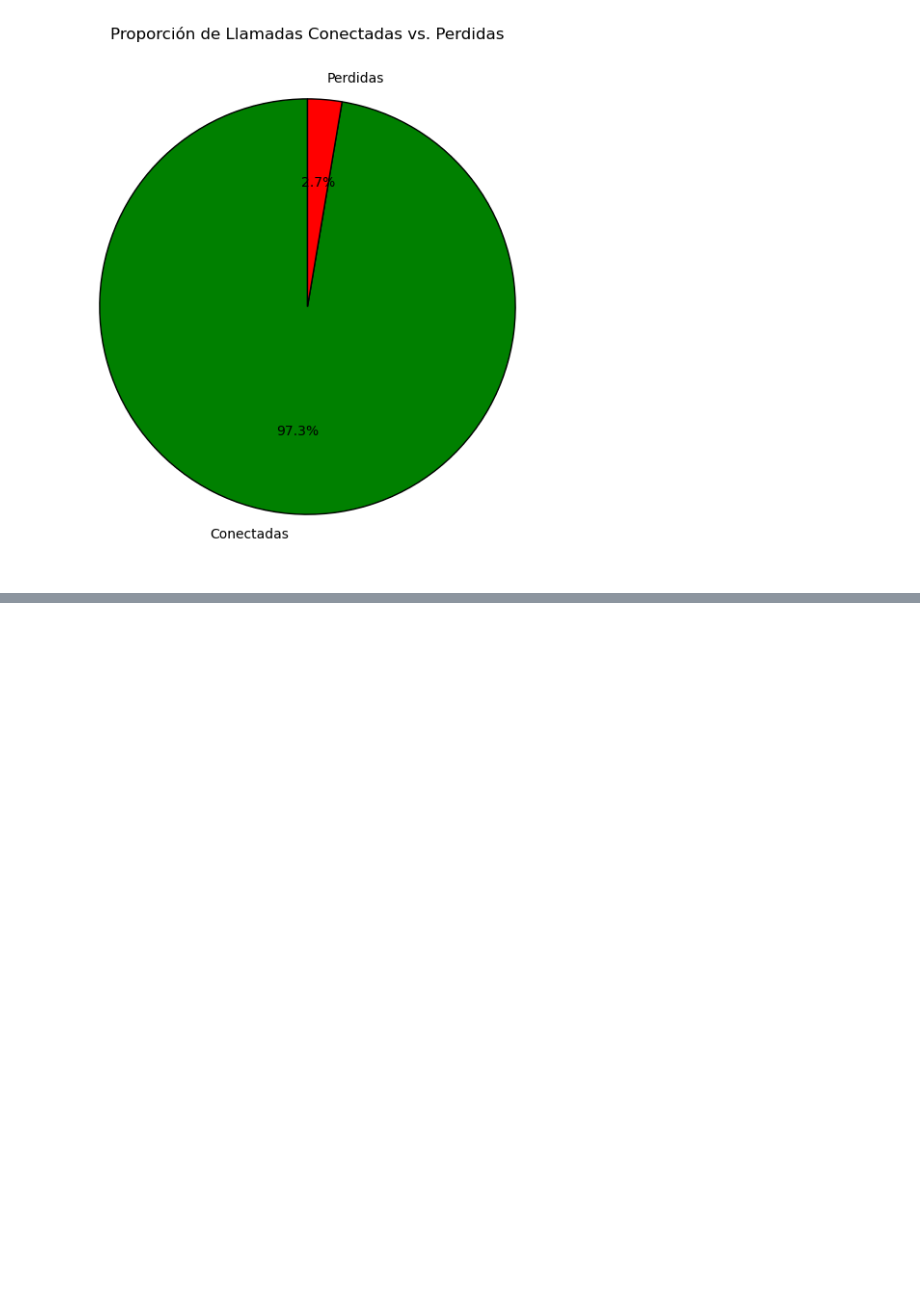
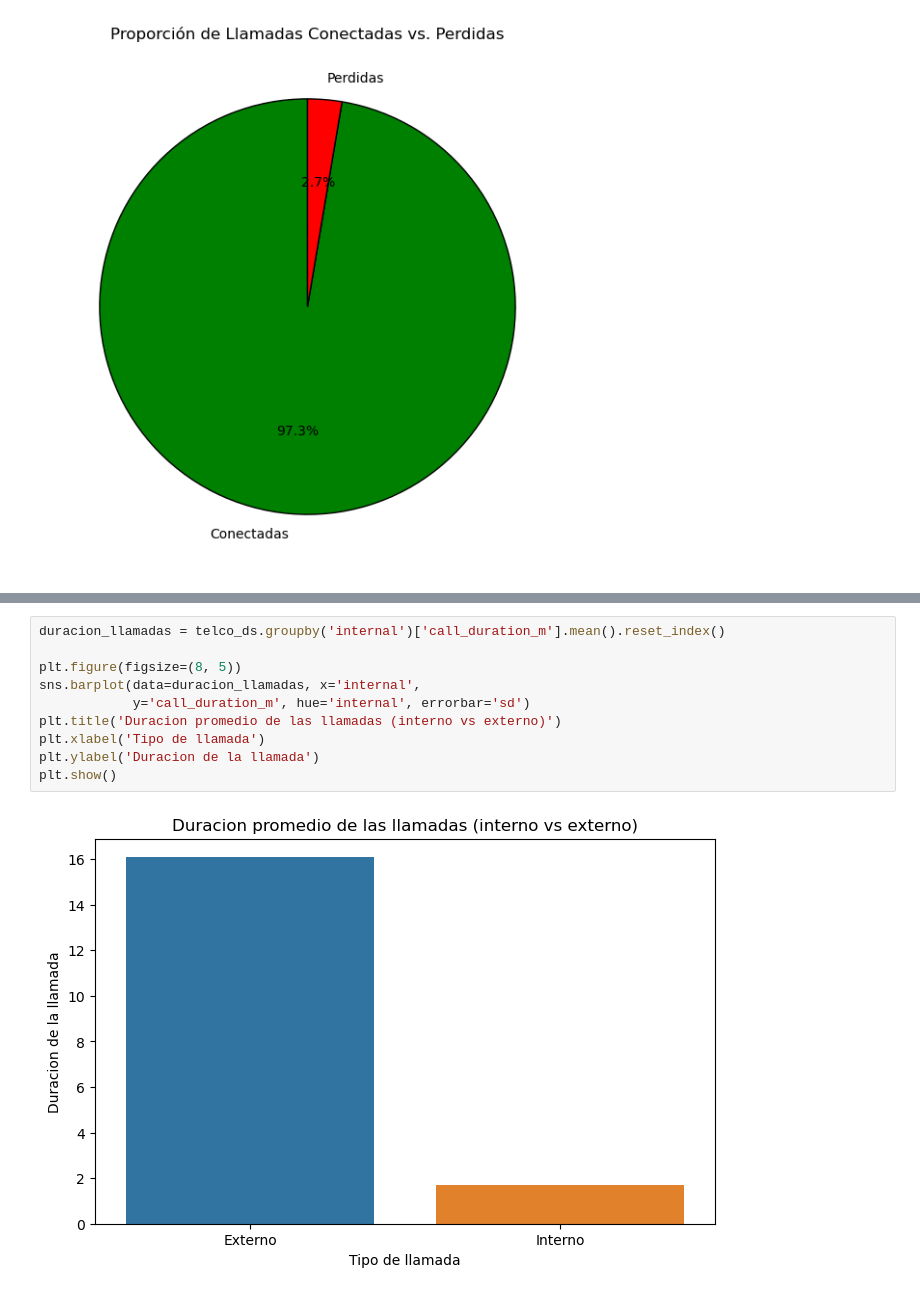
Before and after one commit to hukitan/tripleten, a Jupyter notebook: Proyectos_en_desarrollo/Proyecto Final/Proyecto Final.ipynb, the cells around one changed output, grey strips where cells are left out. Saved outputs shown, nothing was run; the diff lists cells and outputs as text; blank space fills up the shorter version.

```diff
--- a/Proyectos_en_desarrollo/Proyecto Final/Proyecto Final.ipynb
+++ b/Proyectos_en_desarrollo/Proyecto Final/Proyecto Final.ipynb
@@ -265,3 +299,15 @@ else:
 T-statistic: -46.96548101210464, P-value: 0.0
 Existe una diferencia estadísticamente significativa: las llamadas internas y externas tienen duraciones diferentes.
 📌 Las llamadas externas tienen una duración mayor en promedio.
+# %%
+duracion_llamadas = telco_ds.groupby('internal')['call_duration_m'].mean().reset_index()
+
+plt.figure(figsize=(8, 5))
+sns.barplot(data=duracion_llamadas, x='internal',
+            y='call_duration_m', hue='internal', errorbar='sd')
+plt.title('Duracion promedio de las llamadas (interno vs externo)')
+plt.xlabel('Tipo de llamada')
+plt.ylabel('Duracion de la llamada')
+plt.show()
+# %% [output]
+[figure, added]
```
Also changed, not shown: parts of 19 cells of this notebook.
